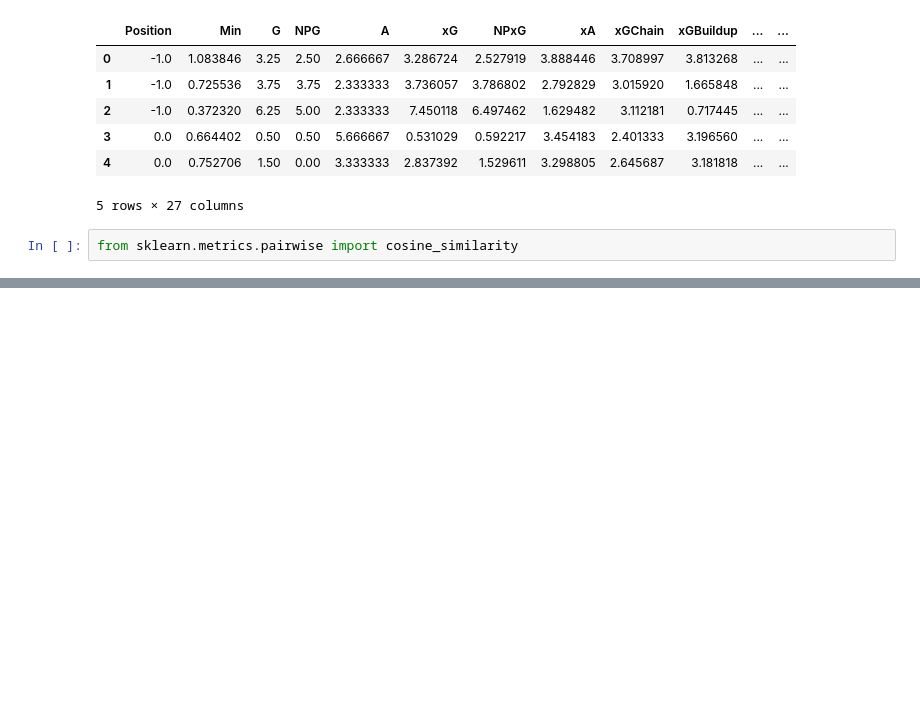
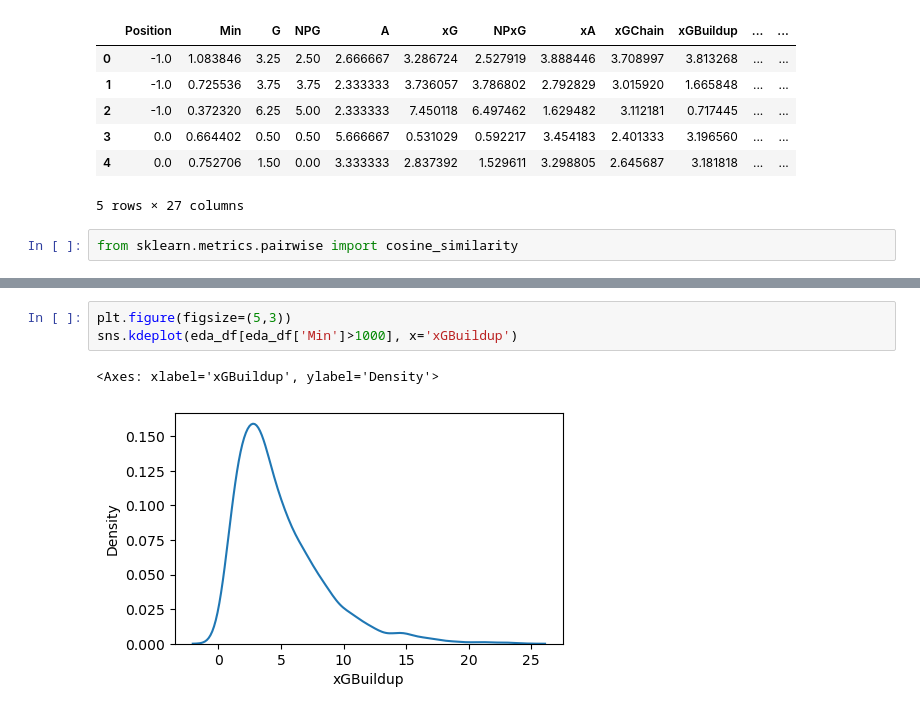
Before and after one commit to sajacaros/eda_champions, a Jupyter notebook: eda/eda.ipynb, the cells around one changed output, grey strips where cells are left out. Cells and saved outputs as stored; diff of their text form; blank space fills up the shorter version.

```diff
--- a/eda/eda.ipynb
+++ b/eda/eda.ipynb
@@ -437,0 +450,6 @@ len(similarity[0])
+# %%
+plt.figure(figsize=(5,3))
+sns.kdeplot(eda_df[eda_df['Min']>1000], x='xGBuildup')
+# %% [output]
+<Axes: xlabel='xGBuildup', ylabel='Density'>
+[figure, added]
```
Also changed, not shown: parts of 17 cells of this notebook, 3 other files.
